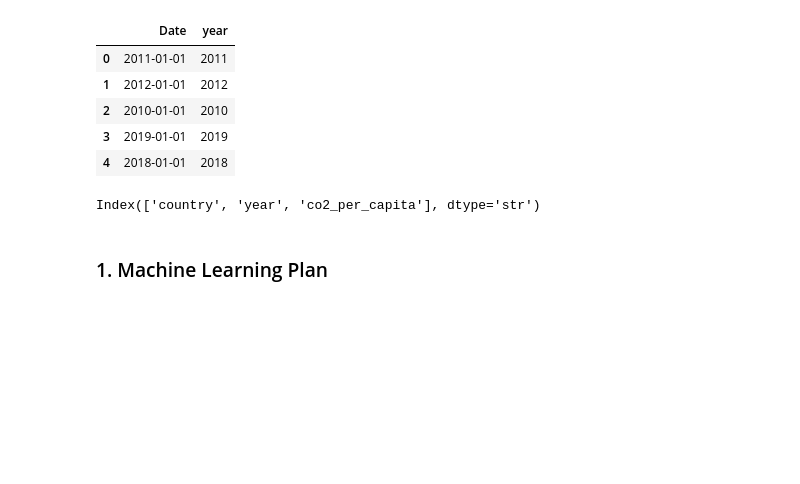
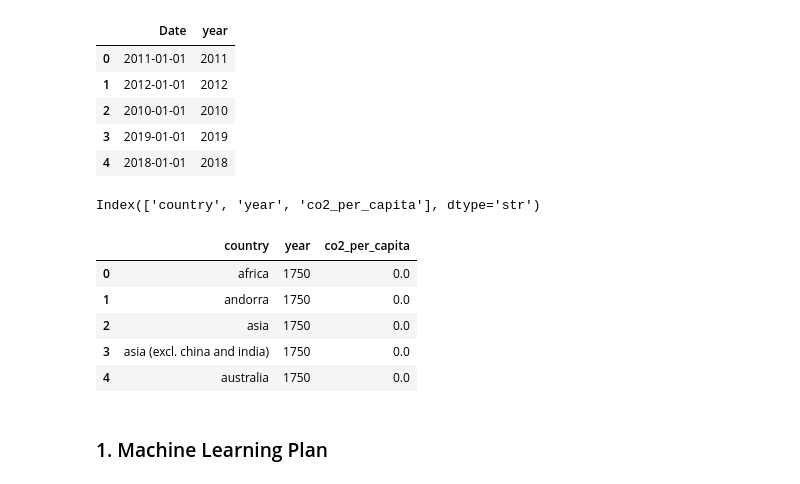
Before and after one commit to IT4063C-Spring26/final-project-proddasr, a Jupyter notebook: source.ipynb, the cells around one changed output. Drawn from its saved outputs; the diff is of its cells as text; code cells hidden in the pictures; blank space fills up the shorter version.

```diff
--- a/source.ipynb
+++ b/source.ipynb
@@ -654,6 +696,15 @@ Carbon_emissions_per_capita_df = Carbon_emissions_per_capita_df.rename(columns={
 print(Carbon_emissions_per_capita_df.columns)
 # %% [output]
 Index(['country', 'year', 'co2_per_capita'], dtype='str')
+# %%
+Carbon_emissions_per_capita_df.head()
+# %% [output]
+|  | country | year | co2_per_capita |
+| 0 | africa | 1750 | 0.0 |
+| 1 | andorra | 1750 | 0.0 |
+| 2 | asia | 1750 | 0.0 |
+| 3 | asia (excl. china and india) | 1750 | 0.0 |
+| 4 | australia | 1750 | 0.0 |
 # %%
 # Change the data for country to be uniform accross all the datasets.
 # This will help us join the datasets together.
```
Also changed, not shown: parts of 27 cells of this notebook, 1 other file.
